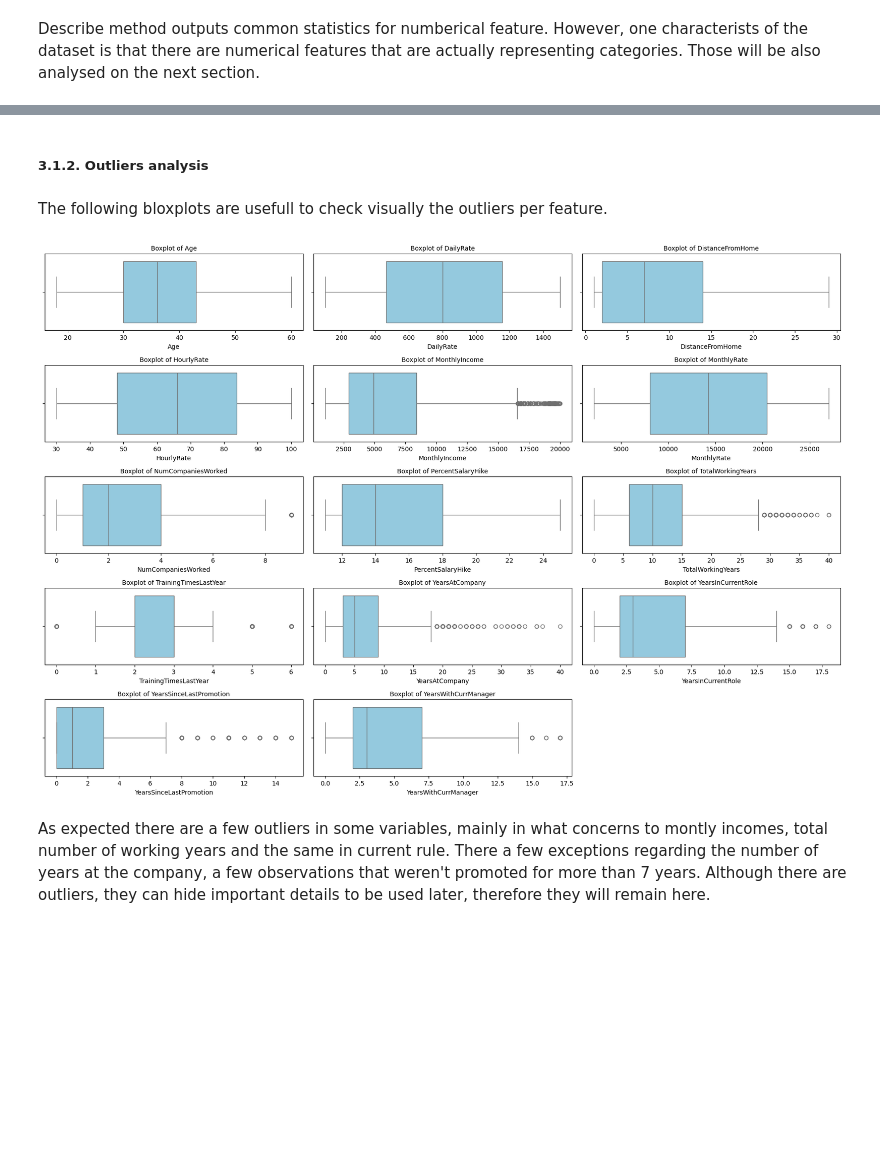
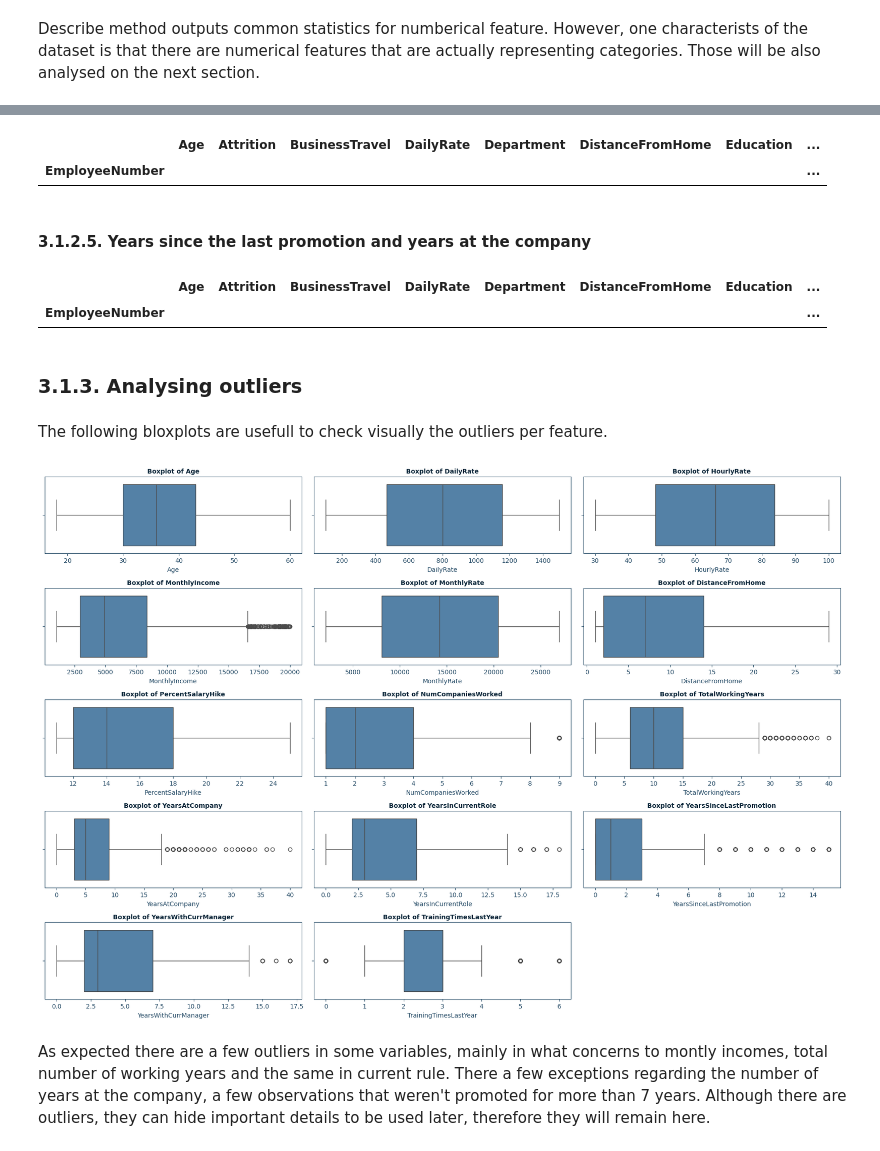
Before and after one commit to filipe-carmo/EDSB25_10, a Jupyter notebook: 2. Exploratory Data Analysis.ipynb, the cells around one changed output, grey strips where cells are left out. Drawn from its saved outputs; the diff is of its cells as text; code cells hidden in the pictures; blank space fills up the shorter version.

```diff
--- a/2. Exploratory Data Analysis.ipynb
+++ b/2. Exploratory Data Analysis.ipynb
@@ -68,5 +70,9 @@ understand their distributions and detect any anomalies or patterns.
 # %% [markdown]
 Describe method outputs common statistics for numberical feature. However, one characterists of the dataset is that there are numerical features that are actually representing categories. Those will be also analysed on the next section.
 # %%
-HR_EDA.describe()
+numeric_cols = ['Age','DailyRate', 'HourlyRate', 'MonthlyIncome', 'MonthlyRate', 'DistanceFromHome','PercentSalaryHike', 'NumCompaniesWorked', 'TotalWorkingYears',
+                'YearsAtCompany','YearsInCurrentRole', 'YearsSinceLastPromotion','YearsWithCurrManager', 'TrainingTimesLastYear']
+
+
+HR_EDA[numeric_cols].describe()
 # %% [output]
@@ -152,0 +223,22 @@ Many values are negative, indicating that the distributions have lighter tails t
+# %%
+def fix_numcompanies_worked(row):
+    """
+    Fix NumCompaniesWorked when it's 0 but YearsAtCompany > 0
+    """
+    # Only fix if NumCompaniesWorked is 0 and YearsAtCompany > 0
+    if row['NumCompaniesWorked'] == 0 and row['TotalWorkingYears'] > 0:
+        # If total working years equals years at company, they've only worked at 1 company
+        if row['TotalWorkingYears'] == row['YearsAtCompany']:
+            return 1
+        # If total working years > years at company, they've worked at least 2 companies
+        elif row['TotalWorkingYears'] > row['YearsAtCompany']:
+            return 2
+        else:
+            # Edge case: TotalWorkingYears < YearsAtCompany (data inconsistency)
+            return row['NumCompaniesWorked']
+    else:
+        # Keep original value if conditions aren't met
+        return row['NumCompaniesWorked']
+# %%
+# Apply the function to the current df
+HR_EDA['NumCompaniesWorked'] = HR_EDA.apply(fix_numcompanies_worked, axis=1)
@@ -153,27 +259,49 @@ Many values are negative, indicating that the distributions have lighter tails t
+# %%
+num_c4 = HR_EDA[HR_EDA['YearsInCurrentRole'] > HR_EDA['YearsAtCompany']]
+num_c4
+# %% [output]
+|  | Age | Attrition | BusinessTravel | DailyRate | Department | DistanceFromHome | Education | ... |
+| EmployeeNumber |  |  |  |  |  |  |  | ... |
+# %% [markdown]
+#### **3.1.2.5. Years since the last promotion and years at the company**
+# %%
+num_c5 = HR_EDA[HR_EDA['YearsSinceLastPromotion'] > HR_EDA['YearsAtCompany']]
+num_c5
+# %% [output]
+|  | Age | Attrition | BusinessTravel | DailyRate | Department | DistanceFromHome | Education | ... |
+| EmployeeNumber |  |  |  |  |  |  |  | ... |
 # %% [markdown]
-##### 3.1.2. Outliers analysis
+### **3.1.3. Analysing outliers**
 # %% [markdown]
 The following bloxplots are usefull to check visually the outliers per feature.
 # %%
 # Create subplots for each numerical feature, numeric_cols were set previouly
 n_cols = 3
 n_rows = (len(numeric_cols) + n_cols - 1) // n_cols
 fig, axes = plt.subplots(n_rows, n_cols, figsize=(18, 2.5*n_rows))  # wider & shorter
 axes = axes.flatten()
 
 # Create horizontal boxplots
 for i, col in enumerate(numeric_cols):
-    sns.boxplot(data=HR_EDA, x=col, ax=axes[i], orient='h', color='skyblue')
-    axes[i].set_title(f'Boxplot of {col}', fontsize=10)
+    sns.boxplot(data=HR_EDA, x=col, ax=axes[i], orient='h', color='steelblue')
+    axes[i].set_title(f'Boxplot of {col}', fontweight='bold', color="#0B273A", fontsize=10)
     axes[i].tick_params(axis='y', labelsize=8)
+    axes[i].spines['bottom'].set_color('#254B66')
+    axes[i].spines['left'].set_color('#254B66')
+    axes[i].spines['top'].set_color('#254B66')
+    axes[i].spines['right'].set_color('#254B66')
+    axes[i].tick_params(colors='#254B66', which='both')  # Tick marks
+    axes[i].xaxis.label.set_color('#254B66')  # X-axis label
+    axes[i].yaxis.label.set_color('#254B66')  # Y-axis label
+
 
 # Hide any unused subplots
 for i in range(len(numeric_cols), len(axes)):
     axes[i].set_visible(False)
 
 plt.tight_layout()
 plt.show()
 # %% [output]
-[figure, old version]
+[figure, new version]
 # %% [markdown]
 As expected there are a few outliers in some variables, mainly in what concerns to montly incomes, total number of working years and the same in current rule. There a few exceptions regarding the number of years at the company, a few observations that weren't promoted for more than 7 years. Although there are outliers, they can hide important details to be used later, therefore they will remain here.
```
Also changed, not shown: parts of 47 cells of this notebook.
